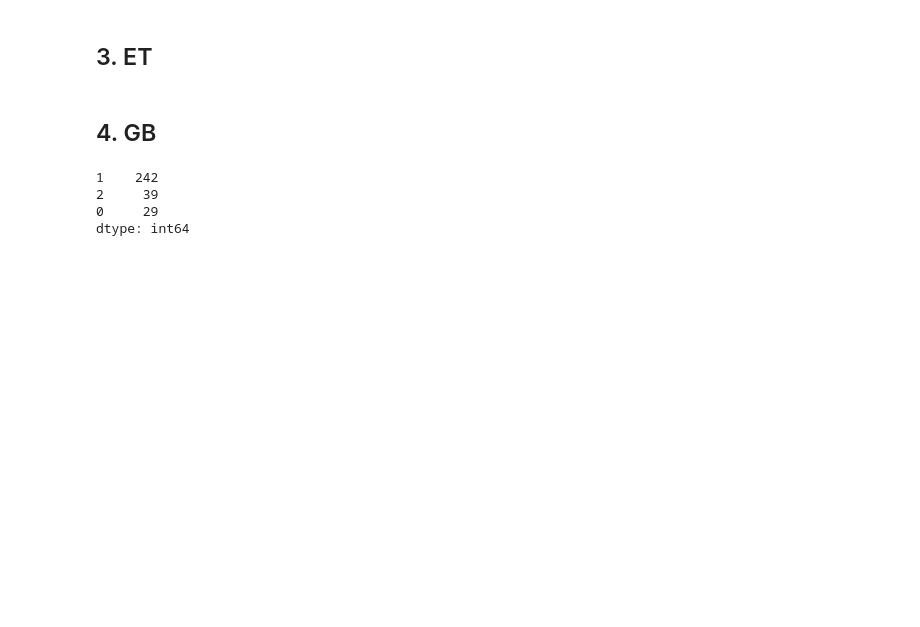
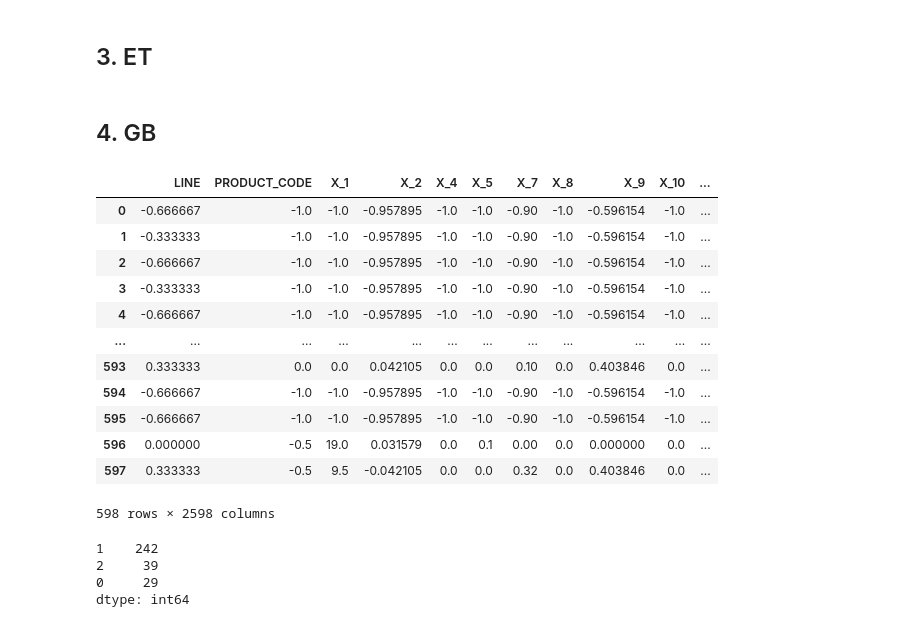
Before and after one commit to ohilikeit/LG_Aimers_2023, a Jupyter notebook: code.ipynb, the cells around one changed output. Saved outputs shown, nothing was run; the diff lists cells and outputs as text; code cells hidden in the pictures; blank space fills up the shorter version.

```diff
--- a/code.ipynb
+++ b/code.ipynb
@@ -78,0 +92,6 @@ train = pd.concat([X, y], axis=1)
+# %%
+cutoff_df = train.groupby('Y_Class')['Y_Quality'].describe().reset_index()
+cut_1 = (cutoff_df.loc[0, 'max'] + cutoff_df.loc[1, 'min']) / 2
+cut_2 = (cutoff_df.loc[1, 'max'] + cutoff_df.loc[2, 'min']) / 2
+
+train.drop('Y_Class', axis=1, inplace=True)
@@ -78,0 +151,8 @@ train = pd.concat([X, y], axis=1)
+# %%
+GB_model = GradientBoostingClassifier(**GB_study.best_trial.params, random_state = 42, n_iter_no_change = 50, validation_fraction = 0.1, learning_rate = 0.05)
+GB_model.fit(X, y)
+GB_pred = GB_model.predict(test)
+print(pd.DataFrame(GB_pred).value_counts())
+
+sample_submission['Y_Class'] = GB_pred
+sample_submission.to_csv('./submit.csv', index=False)
@@ -473,44 +490,58 @@ def objective(trial: Trial, train):
     cv = KFold(n_splits = 5)
     n_iter = 0
 
-    for t,v in cv.split(train, train['Y_Class']):
+    for t,v in cv.split(train, train['Y_Quality']):
         train_cv = train.iloc[t]
         val_cv = train.iloc[v]
 
-        X = train_cv.drop('Y_Class', axis=1)
-        y = train_cv['Y_Class']
+        X = train_cv.drop('Y_Quality', axis=1)
+        y = train_cv['Y_Quality']
 
-        val_X = val_cv.drop('Y_Class', axis=1)
-        val_y = val_cv['Y_Class']
+        val_X = val_cv.drop('Y_Quality', axis=1)
+        val_y = val_cv['Y_Quality']
 
-        model = GradientBoostingClassifier(**param)
+        model = GradientBoostingRegressor(**param)
 
         model.fit(X, y)
-        score = f1_score(val_y, model.predict(val_X), average = 'macro')
+        score = mean_squared_error(val_y, model.predict(val_X), squared = False)
 
         cv_accuracy.append(score)
         n_iter += 1
 
     return np.mean(cv_accuracy)
 
-    # model = GradientBoostingClassifier(**param)
+    # model = GradientBoostingRegressor(**param)
     # model.fit(X_train, y_train)
     # score = f1_score(y_val, model.predict(X_val), average='macro')
 
     # return score
 
 # create study
 study = optuna.create_study(
     direction='maximize',
     sampler=optuna.samplers.TPESampler(seed=42),
     pruner=optuna.pruners.HyperbandPruner(),
     study_name='GB-Hyperparameter-Tuning'
 )
 
 # 학습
 study.optimize(lambda trial: objective(trial,train),
                n_trials=50)
 print('Best trial : score {}, \nparams {}'.format(study.best_trial.value, study.best_trial.params))
+# %% [output]
+|  | LINE | PRODUCT_CODE | X_1 | X_2 | X_4 | X_5 | X_7 | X_8 | X_9 | X_10 | ... |
+| 0 | -0.666667 | -1.0 | -1.0 | -0.957895 | -1.0 | -1.0 | -0.90 | -1.0 | -0.596154 | -1.0 | ... |
+| 1 | -0.333333 | -1.0 | -1.0 | -0.957895 | -1.0 | -1.0 | -0.90 | -1.0 | -0.596154 | -1.0 | ... |
+| 2 | -0.666667 | -1.0 | -1.0 | -0.957895 | -1.0 | -1.0 | -0.90 | -1.0 | -0.596154 | -1.0 | ... |
+| 3 | -0.333333 | -1.0 | -1.0 | -0.957895 | -1.0 | -1.0 | -0.90 | -1.0 | -0.596154 | -1.0 | ... |
+| 4 | -0.666667 | -1.0 | -1.0 | -0.957895 | -1.0 | -1.0 | -0.90 | -1.0 | -0.596154 | -1.0 | ... |
+| ... | ... | ... | ... | ... | ... | ... | ... | ... | ... | ... | ... |
+| 593 | 0.333333 | 0.0 | 0.0 | 0.042105 | 0.0 | 0.0 | 0.10 | 0.0 | 0.403846 | 0.0 | ... |
+| 594 | -0.666667 | -1.0 | -1.0 | -0.957895 | -1.0 | -1.0 | -0.90 | -1.0 | -0.596154 | -1.0 | ... |
+| 595 | -0.666667 | -1.0 | -1.0 | -0.957895 | -1.0 | -1.0 | -0.90 | -1.0 | -0.596154 | -1.0 | ... |
+| 596 | 0.000000 | -0.5 | 19.0 | 0.031579 | 0.0 | 0.1 | 0.00 | 0.0 | 0.000000 | 0.0 | ... |
+| 597 | 0.333333 | -0.5 | 9.5 | -0.042105 | 0.0 | 0.0 | 0.32 | 0.0 | 0.403846 | 0.0 | ... |
+598 rows × 2598 columns
 # %%
 GB_model = GradientBoostingClassifier(random_state = 42, n_iter_no_change = 50, validation_fraction = 0.1, n_estimators = 1900,
                                       learning_rate = 0.05, min_impurity_decrease = 0.07031308605404483, max_depth = 2)
```
Also changed, not shown: parts of 8 cells of this notebook.
